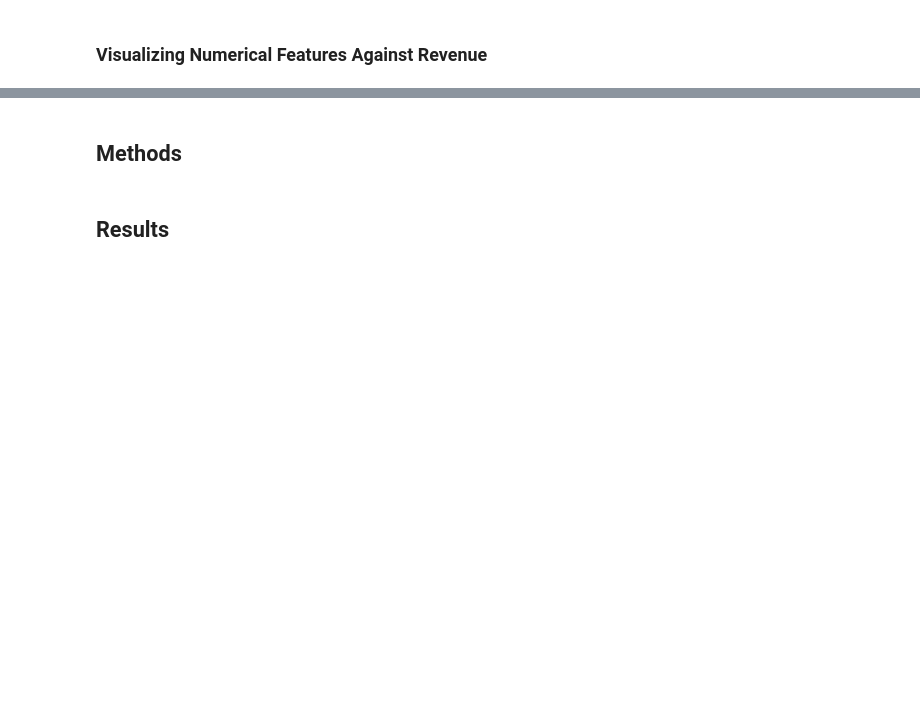
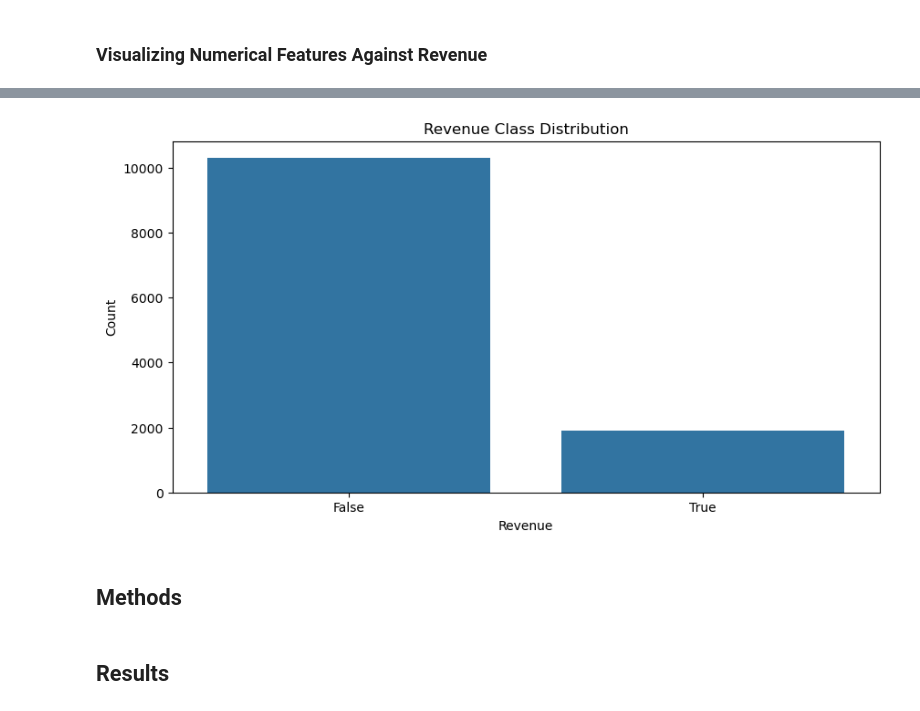
Before and after one commit to DSCI-310-2024/DSCI-310_Group-Project_Group8_Purchasing-Intent-Analysis, a Jupyter notebook: project/Milestone1.ipynb, the cells around one changed output, grey strips where cells are left out. Drawn from its saved outputs; the diff is of its cells as text; code cells hidden in the pictures; blank space fills up the shorter version.

Commit message:
EDA visualizations, examining the distribution of target feature

```diff
--- a/project/Milestone1.ipynb
+++ b/project/Milestone1.ipynb
@@ -28,7 +29,7 @@ import matplotlib as plt
 # %%
 # Loading in data
 
-data = pd.read_csv("..\data\online_shoppers_intention.csv")
+data = pd.read_csv("../data/online_shoppers_intention.csv")
 
 data.head()
 # %% [output]
@@ -201,3 +214,16 @@ numerical_features = ['Administrative', 'Administrative_Duration', 'Informationa
+# %%
+# plotting distribution of Revenue
+
+# success = data[data['Revenue']==True]
+
+plt.figure(figsize=(10, 5))
+sns.countplot(data=data, x='Revenue')
+plt.title('Revenue Class Distribution')
+plt.xlabel('Revenue')
+plt.ylabel('Count')
+plt.show()
+# %% [output]
+[figure, added]
 # %% [markdown]
 ## Methods
 # %% [markdown]
```
Also changed, not shown: parts of 11 cells of this notebook.
